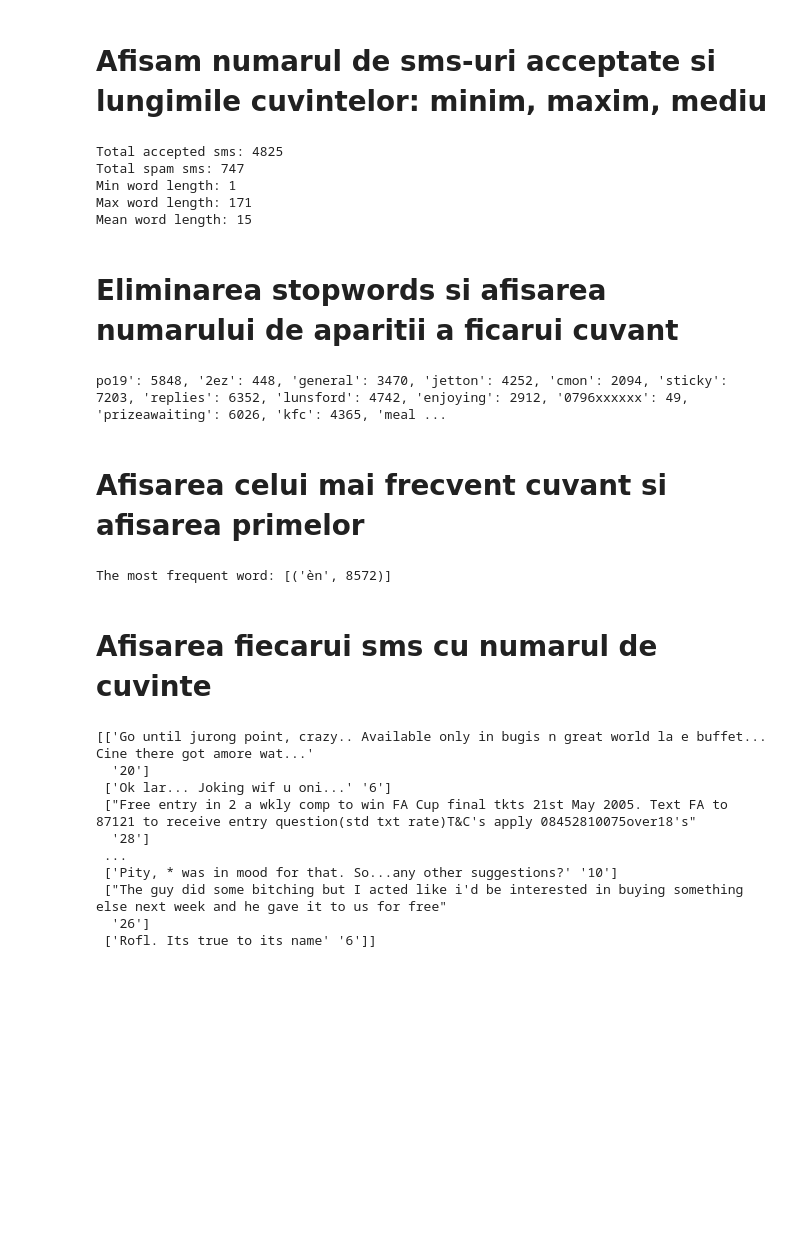
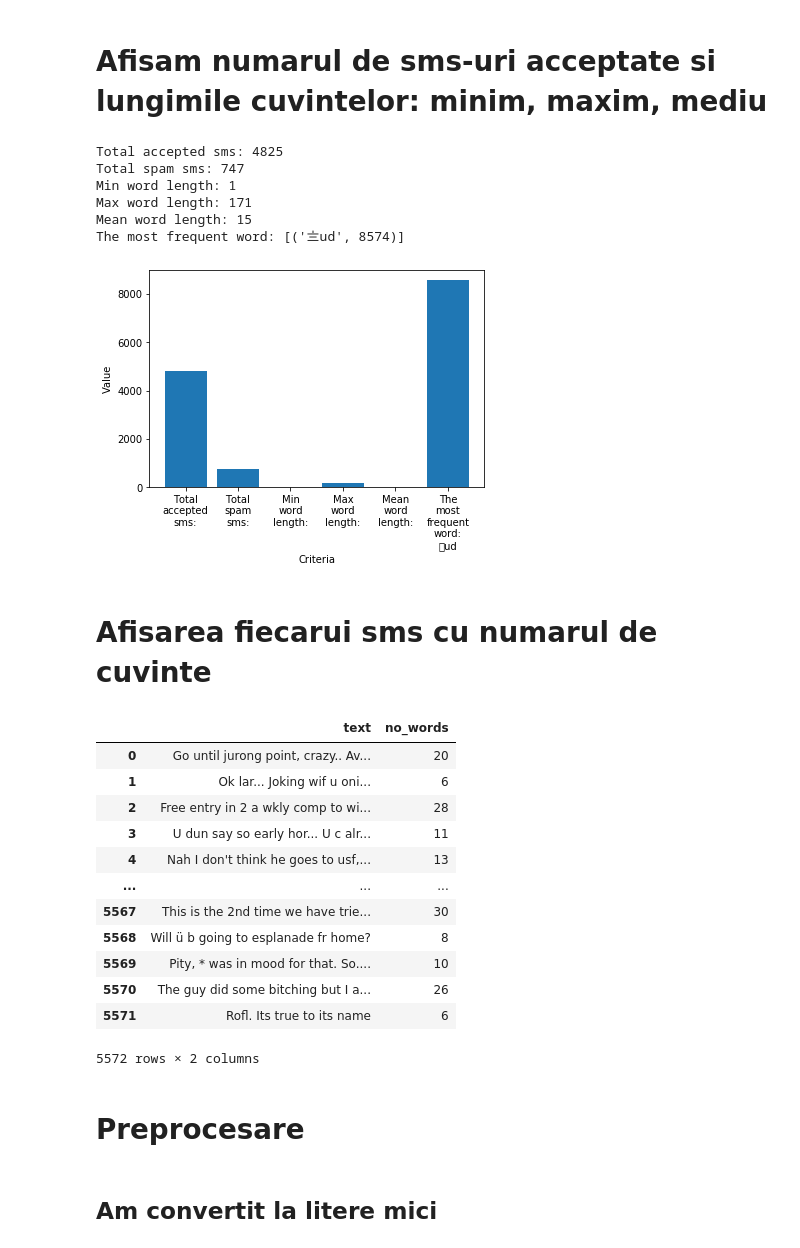
Before and after one commit to robert-adrian99/DataScience, a Jupyter notebook: Laborator11/datasets models/SMS.ipynb, the cells around one changed output. Saved outputs shown, nothing was run; the diff lists cells and outputs as text; code cells hidden in the pictures; blank space fills up the shorter version.

```diff
--- a/Laborator11/datasets models/SMS.ipynb
+++ b/Laborator11/datasets models/SMS.ipynb
@@ -44,9 +45,9 @@ Conține un set de mesaje SMS în limba engleză de 5.574 de mesaje, conform că
 # %% [markdown]
 # Incarcarea setului de date
 # %%
-data = pd.read_csv('SMS/SMSSpamCollection.txt', sep='\t', header=None)
+sms = pd.read_csv('../data/SMS/SMSSpamCollection.txt', sep='\t', header=None)
 
-data.head()
+sms.head()
 # %% [output]
 |  | 0 | 1 |
 | 0 | 0 | Go until jurong point, crazy.. Av... |
@@ -56,0 +62,8 @@ data.head()
+# %%
+countVectorizer = CountVectorizer(stop_words=stopwords.words('english'))
+countVectorizer.fit(sms.loc[:, 1])
+words_frequency = dict(countVectorizer.vocabulary_.items())
+sms[1] = [text.replace('〨ud', '') for text in sms[1]]
+sms[1] = [text.replace('ú1', '') for text in sms[1]]
+
+pd.DataFrame(np.matrix(list(countVectorizer.vocabulary_.items())), columns=['word', 'frequency'])
@@ -57,52 +84,54 @@ data.head()
 # %% [markdown]
 # Afisam numarul de sms-uri acceptate si lungimile cuvintelor: minim, maxim, mediu
 # %%
-total_accepted_sms = len(data[data[0]==0])
+total_accepted_sms = len(sms[sms[0]==0])
 print('Total accepted sms:', total_accepted_sms)
-total_spam_sms = len(data[data[0]==1])
+total_spam_sms = len(sms[sms[0]==1])
 print('Total spam sms:', total_spam_sms)
 
-word_length_data = data.loc[:, 1].apply(lambda x: len(x.split()))
+word_length_data = sms.loc[:, 1].apply(lambda x: len(x.split()))
 print('Min word length:', word_length_data.min())
 print('Max word length:', word_length_data.max())
 print('Mean word length:', int((word_length_data.mean())))
+
+most_frequent_word = [(key, value)  for (key, value) in words_frequency.items() if value == max(words_frequency.values())]
+print('The most frequent word:', most_frequent_word)
+
+x = np.array(['Total\naccepted\nsms:', 'Total\nspam\nsms:', 'Min\nword\nlength:', 'Max\nword\nlength:', 'Mean\nword\nlength:', 'The\nmost\nfrequent\nword:\n' + most_frequent_word[0][0]])
+y = np.array([total_accepted_sms, total_spam_sms, word_length_data.min(), word_length_data.max(), int((word_length_data.mean())), most_frequent_word[0][1]])
+plt.bar(x, y)
+plt.xlabel('Criteria')
+plt.ylabel('Value')
+plt.show()
 # %% [output]
 Total accepted sms: 4825
 Total spam sms: 747
 Min word length: 1
 Max word length: 171
 Mean word length: 15
+The most frequent word: [('〨ud', 8574)]
+[figure, added]
-# %% [markdown]
-# Eliminarea stopwords si afisarea numarului de aparitii a ficarui cuvant
-# %%
-countVectorizer = CountVectorizer(stop_words=stopwords.words('english'))
-countVectorizer.fit(data.loc[:, 1])
-words_frequency = dict(countVectorizer.vocabulary_.items())
-data[1] = [text.replace('〨ud', '') for text in data[1]]
-data[1] = [text.replace('ú1', '') for text in data[1]]
-
-print(words_frequency)
-# %% [output]
-po19': 5848, '2ez': 448, 'general': 3470, 'jetton': 4252, 'cmon': 2094, 'sticky': 7203, 'replies': 6352, 'lunsford': 4742, 'enjoying': 2912, '0796xxxxxx': 49, 'prizeawaiting': 6026, 'kfc': 4365, 'meal ...
-# %% [markdown]
-# Afisarea celui mai frecvent cuvant si afisarea primelor
-# %%
-print('The most frequent word:', [(key, value)  for (key, value) in words_frequency.items() if value == max(words_frequency.values())])
-# %% [output]
-The most frequent word: [('èn', 8572)]
 # %% [markdown]
 # Afisarea fiecarui sms cu numarul de cuvinte
 # %%
-words_number = data.loc[:, 1].apply(lambda x:len(str(x).split(' ')))
-print(np.matrix(list(zip(data[1], words_number))))
+words_number = sms.loc[:, 1].apply(lambda x:len(str(x).split(' ')))
+
+pd.DataFrame(np.matrix(list(zip(sms[1], words_number))), columns=['text', 'no_words'])
 # %% [output]
+|  | text | no_words |
+| 0 | Go until jurong point, crazy.. Av... | 20 |
+| 1 | Ok lar... Joking wif u oni... | 6 |
+| 2 | Free entry in 2 a wkly comp to wi... | 28 |
+| 3 | U dun say so early hor... U c alr... | 11 |
+| 4 | Nah I don't think he goes to usf,... | 13 |
+| ... | ... | ... |
+| 5567 | This is the 2nd time we have trie... | 30 |
+| 5568 | Will ü b going to esplanade fr home? | 8 |
+| 5569 | Pity, * was in mood for that. So.... | 10 |
+| 5570 | The guy did some bitching but I a... | 26 |
+| 5571 | Rofl. Its true to its name | 6 |
-[['Go until jurong point, crazy.. Available only in bugis n great world la e buffet... Cine there got amore wat...'
-  '20']
- ['Ok lar... Joking wif u oni...' '6']
- ["Free entry in 2 a wkly comp to win FA Cup final tkts 21st May 2005. Text FA to 87121 to receive entry question(std txt rate)T&C's apply 08452810075over18's"
-  '28']
- ...
- ['Pity, * was in mood for that. So...any other suggestions?' '10']
- ["The guy did some bitching but I acted like i'd be interested in buying something else next week and he gave it to us for free"
-  '26']
- ['Rofl. Its true to its name' '6']]
+5572 rows × 2 columns
+# %% [markdown]
+# Preprocesare
+# %% [markdown]
+## Am convertit la litere mici
```
Also changed, not shown: parts of 42 cells of this notebook, 1 other file.
